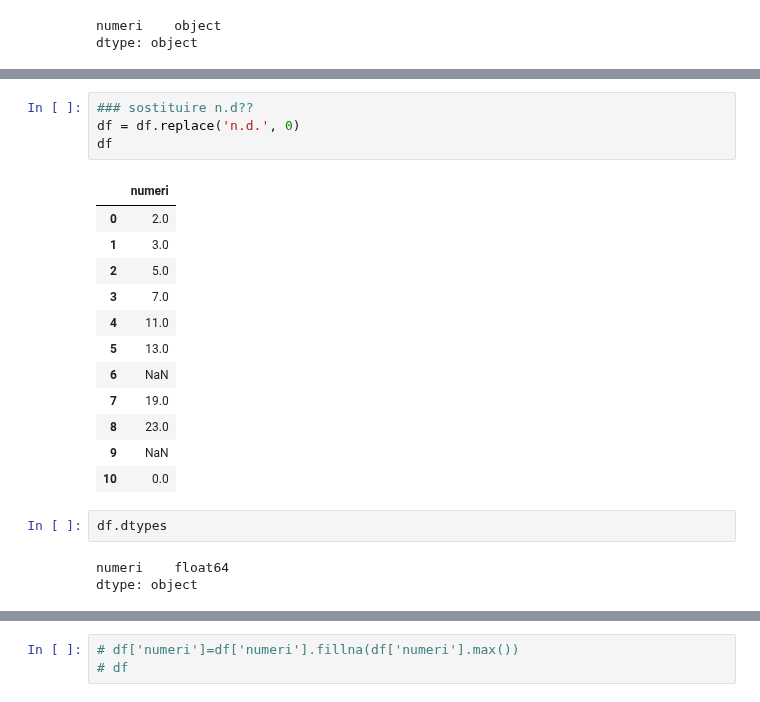
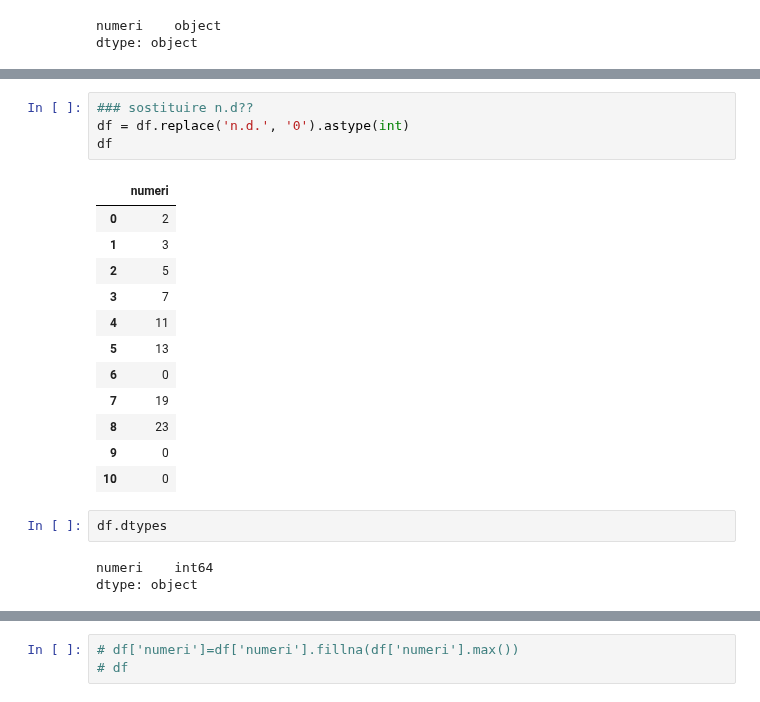
Before and after one commit to Undersk0re/machine-learning-course, a Jupyter notebook: python/Lez10/10.1NAN_NULL.ipynb, the cells around one changed output, grey strips where cells are left out. Cells and saved outputs as stored; diff of their text form.

```diff
--- a/python/Lez10/10.1NAN_NULL.ipynb
+++ b/python/Lez10/10.1NAN_NULL.ipynb
@@ -87,22 +104,22 @@ dtype: object
 # %%
 ### sostituire n.d??
-df = df.replace('n.d.', 0)
+df = df.replace('n.d.', '0').astype(int)
 df
 # %% [output]
 |  | numeri |
-| 0 | 2.0 |
-| 1 | 3.0 |
-| 2 | 5.0 |
-| 3 | 7.0 |
-| 4 | 11.0 |
-| 5 | 13.0 |
-| 6 | NaN |
-| 7 | 19.0 |
-| 8 | 23.0 |
-| 9 | NaN |
-| 10 | 0.0 |
+| 0 | 2 |
+| 1 | 3 |
+| 2 | 5 |
+| 3 | 7 |
+| 4 | 11 |
+| 5 | 13 |
+| 6 | 0 |
+| 7 | 19 |
+| 8 | 23 |
+| 9 | 0 |
+| 10 | 0 |
 # %%
 df.dtypes
 # %% [output]
-numeri    float64
+numeri    int64
 dtype: object
```
Also changed, not shown: parts of 11 cells of this notebook, 6 other files.
